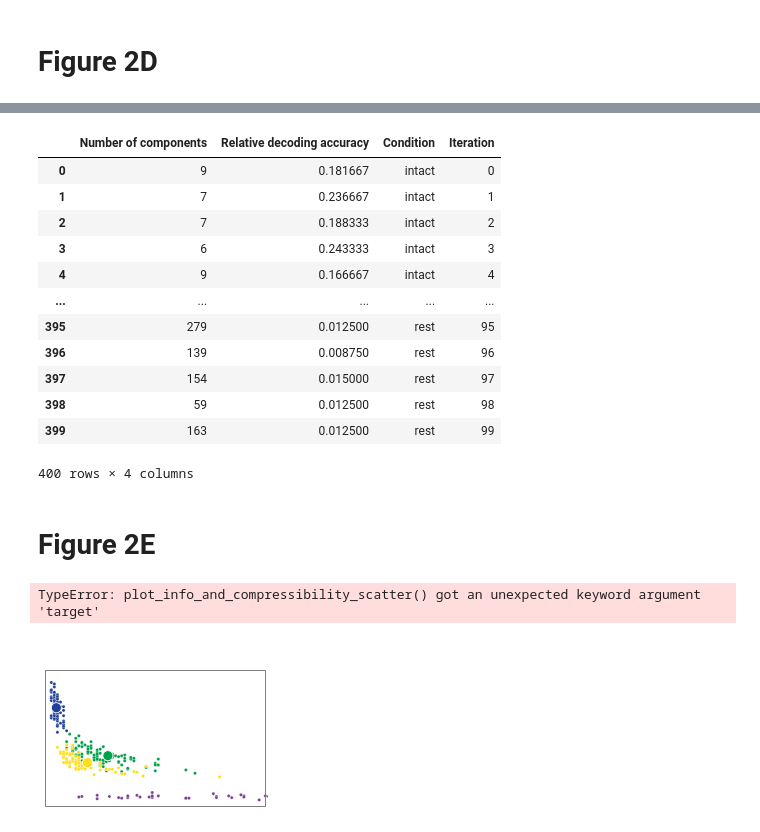
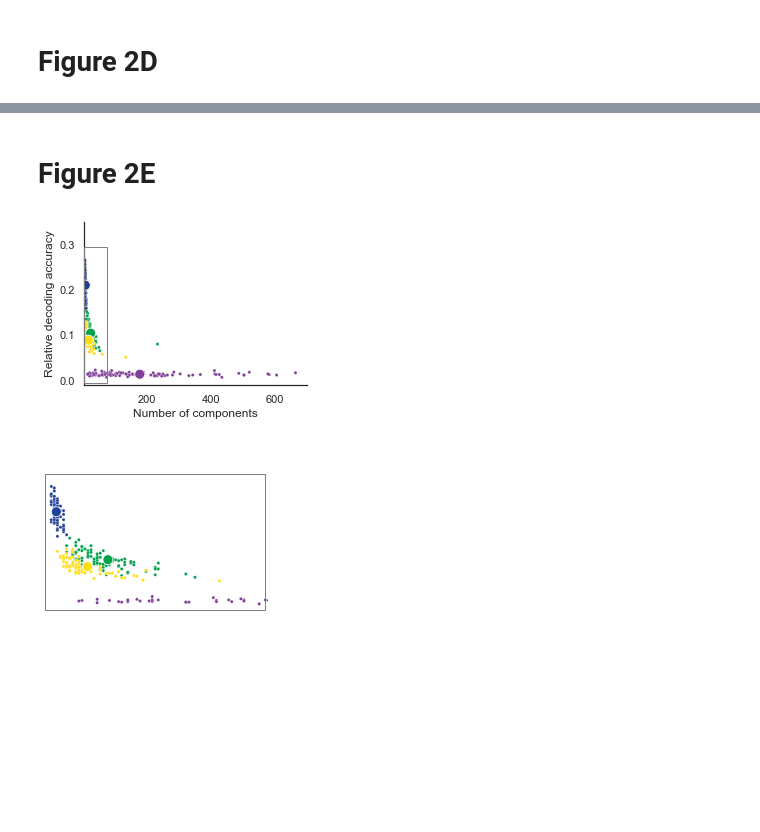
Before and after one commit to ContextLab/pca_paper, a Jupyter notebook: code/notebooks/decoding_and_compression.ipynb, the cells around one changed output, grey strips where cells are left out. Cells and saved outputs as stored; diff of their text form; code cells hidden in the pictures; blank space fills up the shorter version.

```diff
--- a/code/notebooks/decoding_and_compression.ipynb
+++ b/code/notebooks/decoding_and_compression.ipynb
@@ -242,29 +155,13 @@ info_and_compressibility(decoding_results['full'], target=1.0)
-# %%
-info_and_compressibility(decoding_results['full'], target=0.05)
-# %% [output]
-|  | Number of components | Relative decoding accuracy | Condition | Iteration |
-| 0 | 9 | 0.181667 | intact | 0 |
-| 1 | 7 | 0.236667 | intact | 1 |
-| 2 | 7 | 0.188333 | intact | 2 |
-| 3 | 6 | 0.243333 | intact | 3 |
-| 4 | 9 | 0.166667 | intact | 4 |
-| ... | ... | ... | ... | ... |
-| 395 | 279 | 0.012500 | rest | 95 |
-| 396 | 139 | 0.008750 | rest | 96 |
-| 397 | 154 | 0.015000 | rest | 97 |
-| 398 | 59 | 0.012500 | rest | 98 |
-| 399 | 163 | 0.012500 | rest | 99 |
-400 rows × 4 columns
 # %% [markdown]
 # Figure 2E
 # %%
-fig = plot_info_and_compressibility_scatter(decoding_results['full'], target=1.0);
+fig = plot_info_and_compressibility_scatter(decoding_results['full'], target=0.05);
 ax = plt.gca()
 ax.add_patch(Rectangle((3, -0.005), 72, 0.3, fill=False, edgecolor='gray', linewidth=1, zorder=3))
 
 fig.savefig(os.path.join(figdir, 'decoding_full_scatter.pdf'), bbox_inches='tight')
 # %% [output]
-TypeError: plot_info_and_compressibility_scatter() got an unexpected keyword argument 'target'
+[figure, added]
 # %%
 ax.set_xlim(3, 76)
 ax.set_axis_off()
```
Also changed, not shown: parts of 15 cells of this notebook, 24 other files.
